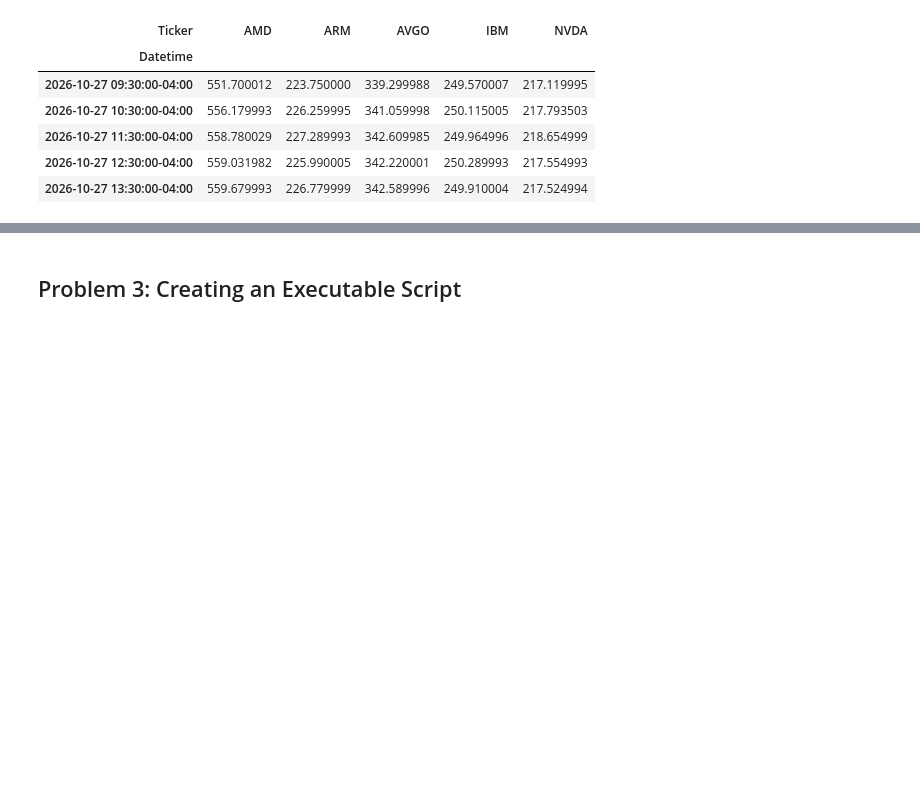
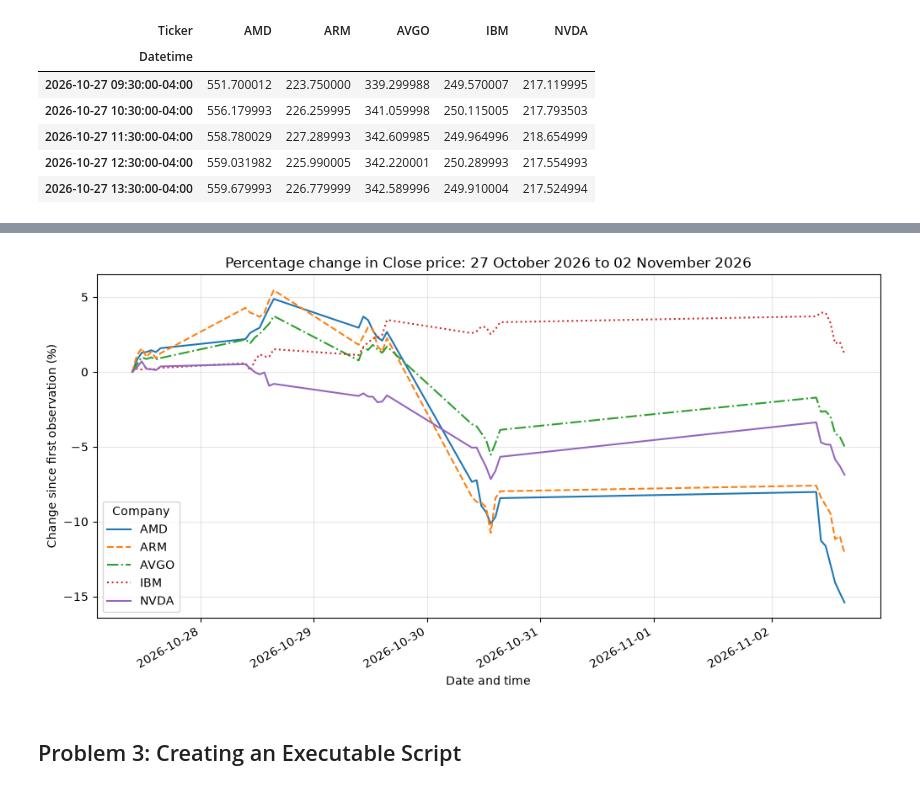
Before and after one commit to aiswarialajan124-png/compinfr-assessment, a Jupyter notebook: problems.ipynb, the cells around one changed output, grey strips where cells are left out. Cells and saved outputs as stored; diff of their text form; code cells hidden in the pictures; blank space fills up the shorter version.

Commit message:
Fix timestamp parsing across clock change,Calculate the percentage change, Plot percentage change for Problem 2

```diff
--- a/problems.ipynb
+++ b/problems.ipynb
@@ -86,7 +88,10 @@ latest_file = sorted(Path("data").glob("*.csv"))[-1]
 print(latest_file)
 
 # Two header rows: price type (Close, High, ...) and ticker
-prices = pd.read_csv(latest_file, header=[0, 1], index_col=0, parse_dates=True)
+prices = pd.read_csv(latest_file, header=[0, 1], index_col=0)
+
+# The data spans the US clock change (-04:00 to -05:00), so pandas cannot parse the index directly. Convert via UTC, then to New York market time.
+prices.index = pd.to_datetime(prices.index, utc=True).tz_convert("America/New_York")
 prices["Close"].head()
 # %% [output]
 data\20261103-115537.csv
@@ -99,0 +108,7 @@ data\20261103-115537.csv
+# %%
+# Close prices only: one column per company
+close = prices["Close"]
+
+# Subtract and divide by the first row (P_0) of each column, then convert to %
+pct_change = (close - close.iloc[0]) / close.iloc[0] * 100
+pct_change.head()
@@ -100,3 +126,27 @@ data\20261103-115537.csv
+# %%
+# One colour per company comes from matplotlib's default cycle; the line styles add a second way to tell the series apart
+line_styles = ["-", "--", "-.", ":", "-"]
+
+fig, ax = plt.subplots(figsize=(12, 6))
+
+for ticker, style in zip(pct_change.columns, line_styles):
+    ax.plot(pct_change.index, pct_change[ticker], linestyle=style, label=ticker)
+
+# Date range of the data for the title
+start = pct_change.index[0]
+end = pct_change.index[-1]
+
+ax.set_title(f"Percentage change in Close price: {start:%d %B %Y} to {end:%d %B %Y}")
+ax.set_xlabel("Date and time")
+ax.set_ylabel("Change since first observation (%)")
+ax.legend(title="Company")
+ax.grid(alpha=0.3)
+
+# Tilt the date labels so they do not overlap
+fig.autofmt_xdate()
+plt.show()
+# %% [output]
+[figure, added]
 # %% [markdown]
 ## Problem 3: Creating an Executable Script
 # %% [markdown]
```
Also changed, not shown: parts of 4 cells of this notebook.
